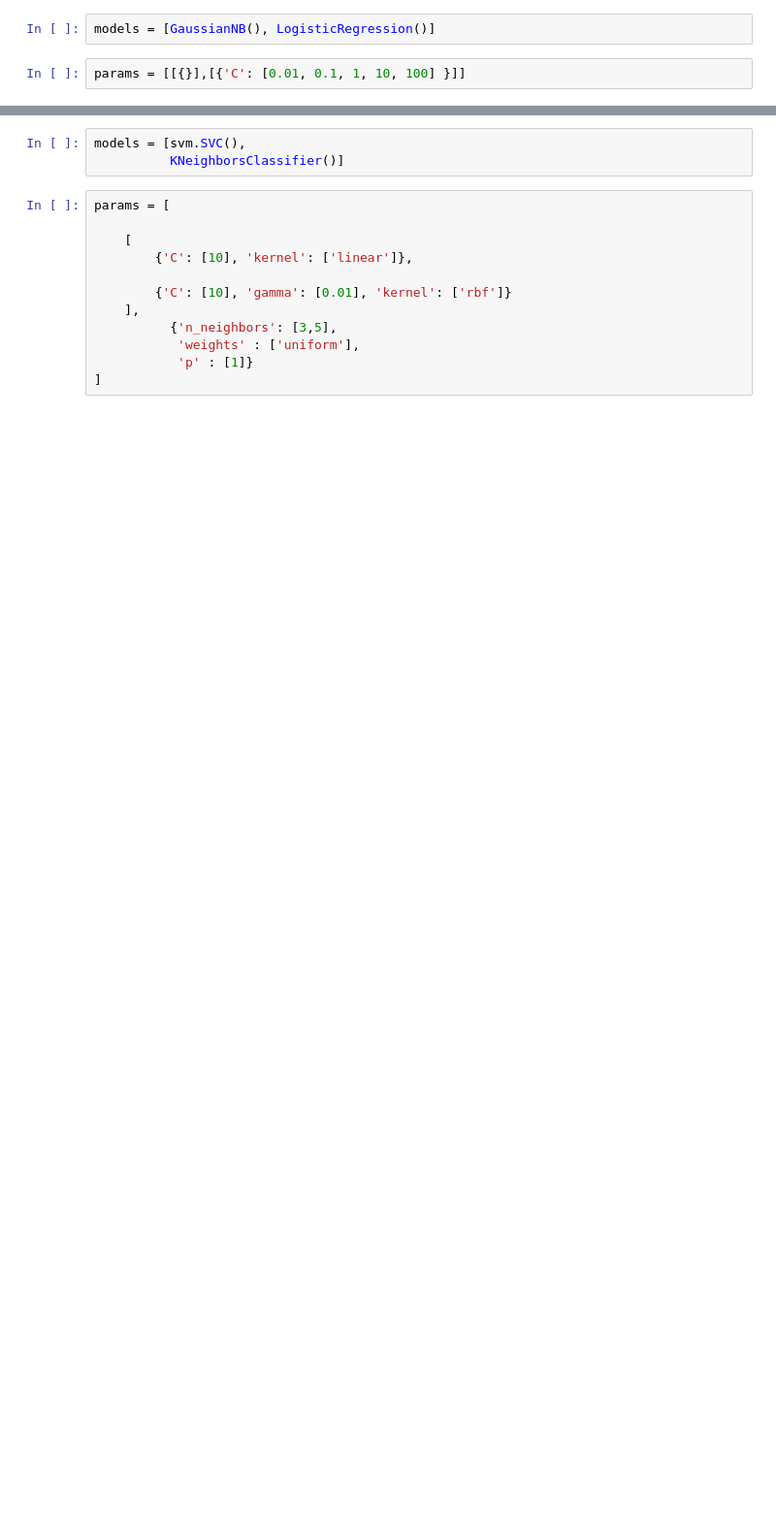
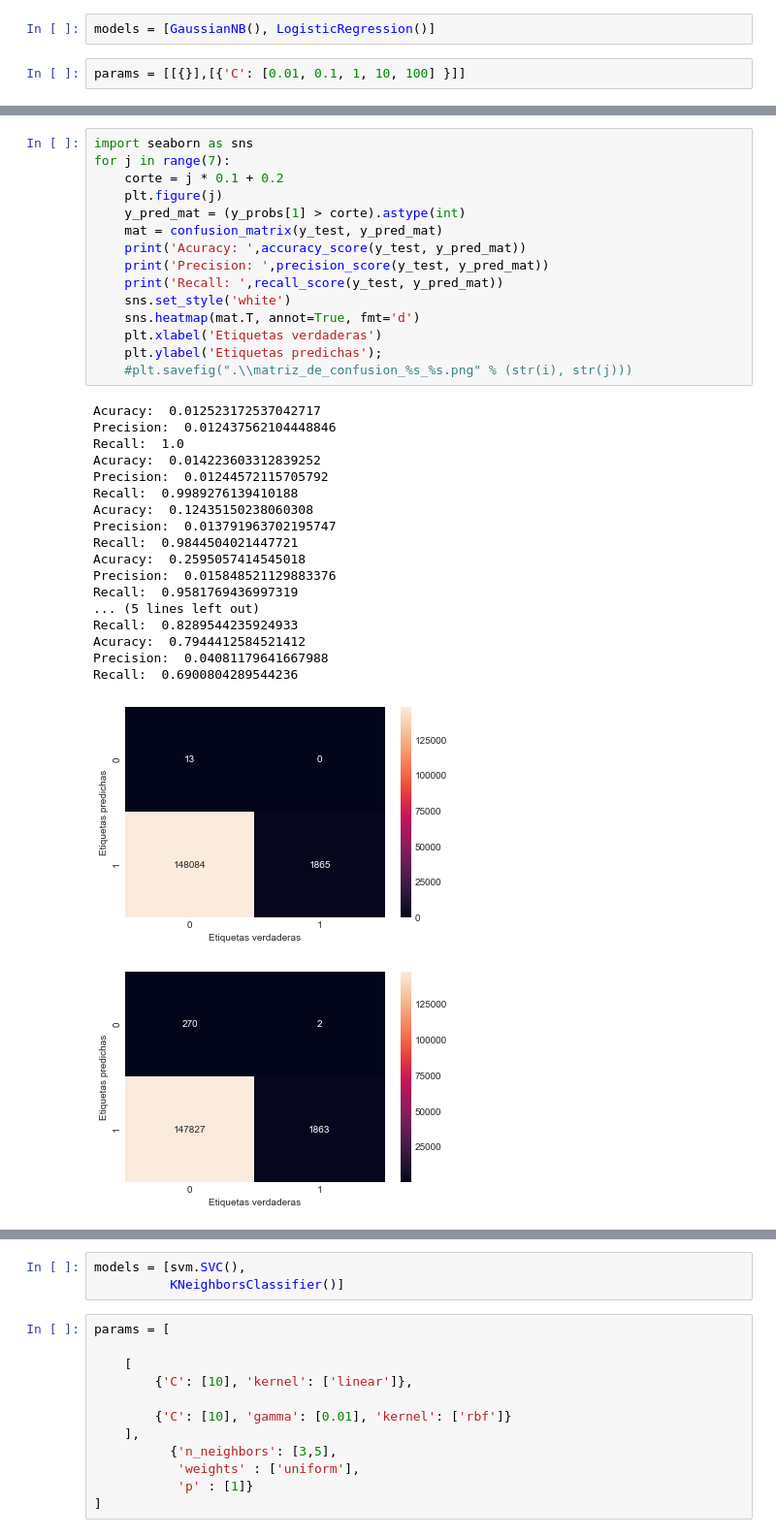
Before and after one commit to GabrielCasal/Digital_House, a Jupyter notebook: Desafío III/TP3 - Train_80porc.ipynb, the cells around one changed output, grey strips where cells are left out. Shown: that part at 97% size. Saved outputs shown, nothing was run; the diff lists cells and outputs as text; blank space fills up the shorter version.

```diff
--- a/Desafío III/TP3 - Train_80porc.ipynb
+++ b/Desafío III/TP3 - Train_80porc.ipynb
@@ -352,0 +445,35 @@ y_probs
+# %%
+import seaborn as sns
+for j in range(7):
+    corte = j * 0.1 + 0.2
+    plt.figure(j)
+    y_pred_mat = (y_probs[1] > corte).astype(int)
+    mat = confusion_matrix(y_test, y_pred_mat)
+    print('Acuracy: ',accuracy_score(y_test, y_pred_mat))
+    print('Precision: ',precision_score(y_test, y_pred_mat))
+    print('Recall: ',recall_score(y_test, y_pred_mat))
+    sns.set_style('white')
+    sns.heatmap(mat.T, annot=True, fmt='d')
+    plt.xlabel('Etiquetas verdaderas')
+    plt.ylabel('Etiquetas predichas');
+    #plt.savefig(".\\matriz_de_confusion_%s_%s.png" % (str(i), str(j)))
+# %% [output]
+Acuracy:  0.012523172537042717
+Precision:  0.012437562104448846
+Recall:  1.0
+Acuracy:  0.014223603312839252
+Precision:  0.01244572115705792
+Recall:  0.9989276139410188
+Acuracy:  0.12435150238060308
+Precision:  0.013791963702195747
+Recall:  0.9844504021447721
+Acuracy:  0.2595057414545018
+Precision:  0.015848521129883376
+Recall:  0.9581769436997319
+... (5 lines left out)
+Recall:  0.8289544235924933
+Acuracy:  0.7944412584521412
+Precision:  0.04081179641667988
+Recall:  0.6900804289544236
+[figure, added]
+[figure, added]
```
Also changed, not shown: parts of 26 cells of this notebook, 6 other files.
